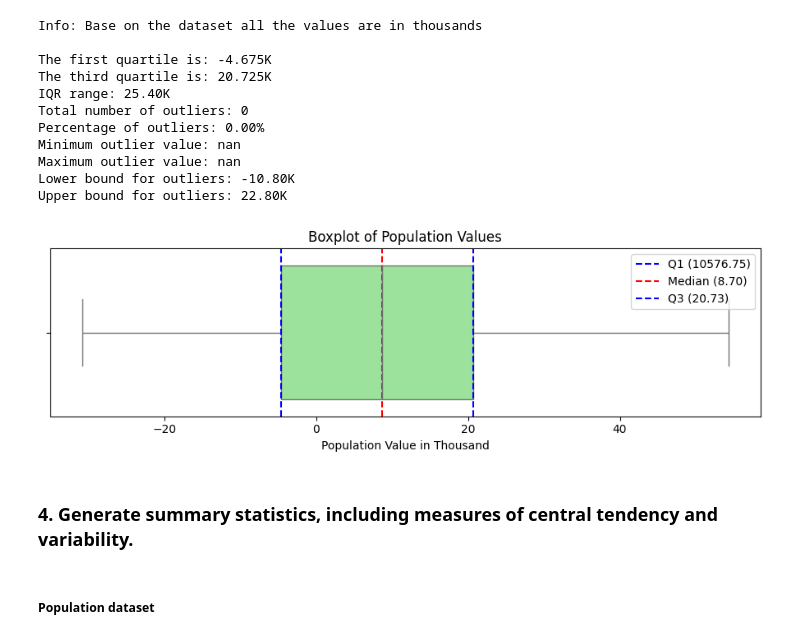
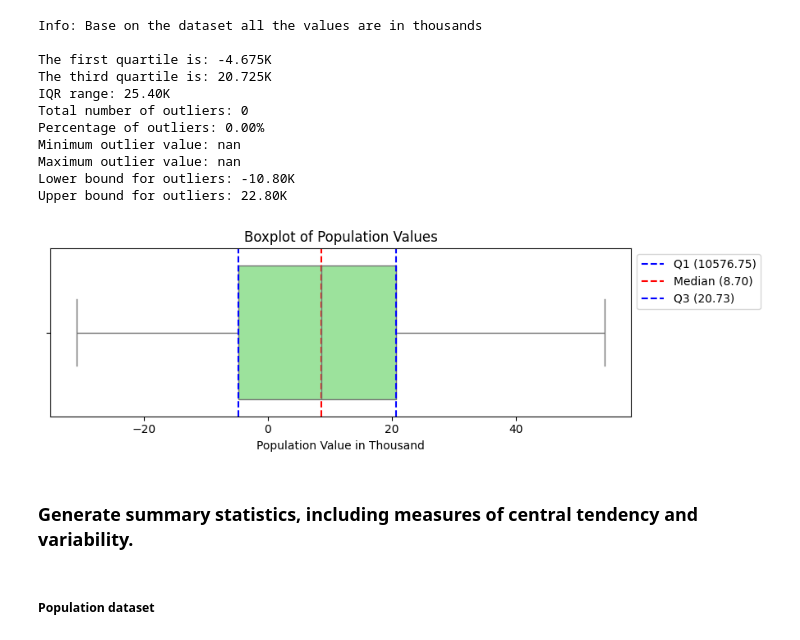
Before and after one commit to mkoleva0/DataAnalytics_CA1, a Jupyter notebook: CA1_1_final.ipynb, the cells around one changed output. Cells and saved outputs as stored; diff of their text form; code cells hidden in the pictures.

```diff
--- a/CA1_1_final.ipynb
+++ b/CA1_1_final.ipynb
@@ -704,20 +700,20 @@ Upper bound for outliers: 22.80K
 # %%
 plt.figure(figsize=(9, 3))
 sns.boxplot(x=migration_df_outliers['VALUE'], color="lightgreen", orient="h")
 
 plt.axvline(x=migr_net_Q1, color='blue', linestyle='--', label=f"Q1 ({pop_all_Q1:.2f})")
 plt.axvline(x=migration_df_outliers['VALUE'].median(), color='red', linestyle='--', label=f"Median ({migration_df_outliers['VALUE'].median():.2f})")
 plt.axvline(x=migr_net_Q3, color='blue', linestyle='--', label=f"Q3 ({migr_net_Q3:.2f})")
 
 plt.title('Boxplot of Population Values')
 plt.xlabel('Population Value in Thousand')
-plt.legend()
+plt.legend(loc='upper left', bbox_to_anchor=(1, 1))
 plt.tight_layout()
 plt.show()
 # %% [output]
-[figure, old version]
+[figure, new version]
 # %% [markdown]
-### **4.	Generate summary statistics, including measures of central tendency and variability.**
+### **Generate summary statistics, including measures of central tendency and variability.**
 # %% [markdown]
 ##### Population dataset
 # %% [markdown]
```
Also changed, not shown: parts of 20 cells of this notebook, 4 other files.
